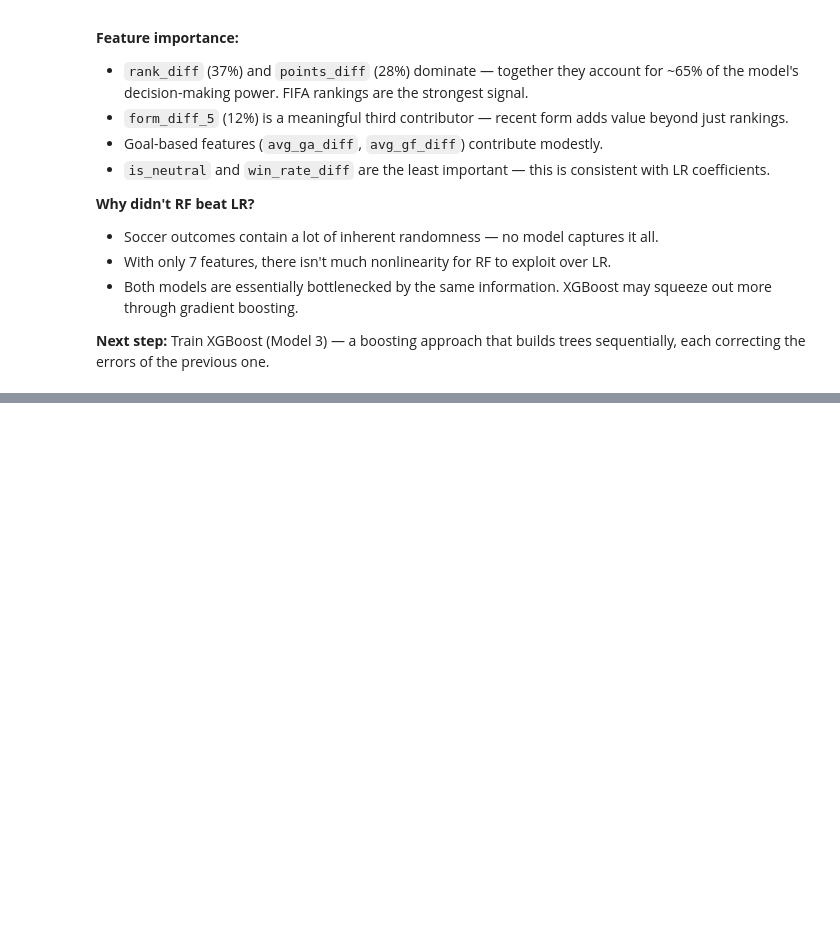
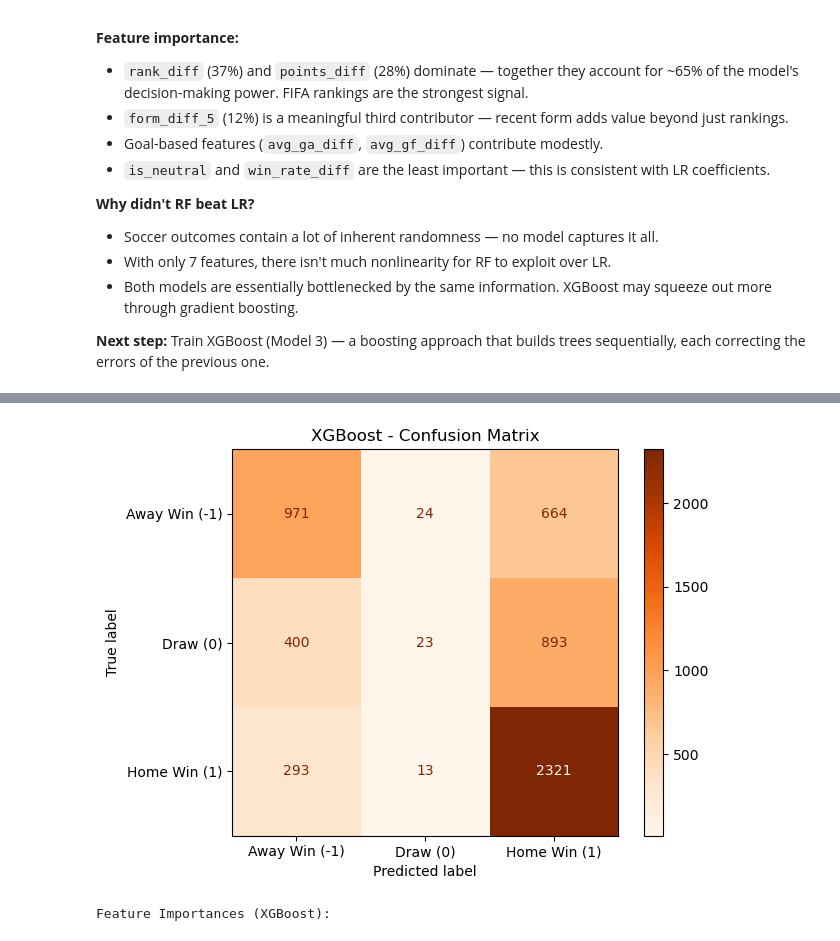
Before and after one commit to Alejandromarchesini12/fifa-worldcup-ml-simulation, a Jupyter notebook: notebooks/Phase3_ML_Models.ipynb, the cells around one changed output, grey strips where cells are left out. Drawn from its saved outputs; the diff is of its cells as text; code cells hidden in the pictures; blank space fills up the shorter version.

Commit message:
Finish last model XGBoost

```diff
--- a/notebooks/Phase3_ML_Models.ipynb
+++ b/notebooks/Phase3_ML_Models.ipynb
@@ -532,0 +549,78 @@ Feature Importances (Random Forest):
+# %%
+from xgboost import XGBClassifier
+
+# XGBoost requires class labels 0,1,2 instead of -1,0,1
+label_map = {-1: 0, 0: 1, 1: 2}
+label_map_inv = {0: -1, 1: 0, 2: 1}
+
+y_train_xgb = y_train.map(label_map)
+y_test_xgb = y_test.map(label_map)
+
+# Train the Model
+xgb_model = XGBClassifier(
+    n_estimators=300,        # Number of trees
+    max_depth=5,            # Max depth of each tree
+    learning_rate=0.05,      # Step size shrinkage
+    eval_metric="mlogloss",  # Multi-class log loss
+    random_state=42,
+    n_jobs=-1
+)
+
+xgb_model.fit(X_train, y_train_xgb)
+print("XGBoost training completed.")
+
+# Evaluate on test set
+y_pred_xgb_mapped = xgb_model.predict(X_test)
+y_proba_xgb = xgb_model.predict_proba(X_test)
+
+# Normalize probabilities to ensure they sum to 1 for log_loss
+y_proba_xgb = y_proba_xgb / y_proba_xgb.sum(axis=1, keepdims=True)
+
+# Remap predictions back to -1, 0, 1 for evaluation
+y_pred_xgb = pd.Series(y_pred_xgb_mapped).map(label_map_inv).values
+
+xgb_accuracy = accuracy_score(y_test, y_pred_xgb)
+xgb_logloss = log_loss(y_test_xgb, y_proba_xgb)
+
+print("=== XGBoost Results ===")
+print(f"Accuracy: {xgb_accuracy:.4f} ({xgb_accuracy*100:.2f}%)")
+print(f"Log Loss: {xgb_logloss:.4f}")
+
+# Comparison so far
+print("\n\n=== Comparison so far ===")
+print(f"Logistic Regression --> Accuracy: {lr_accuracy:.2f}%, Log Loss: {lr_logloss:.4f}")
+print(f"Random Forest       --> Accuracy: {rf_accuracy:.2f}%, Log Loss: {rf_logloss:.4f}")
+print(f"XGBoost             --> Accuracy: {xgb_accuracy:.2f}%, Log Loss: {xgb_logloss:.4f}")
+
+# Confusion matrix for XGBoost
+cm_xgb = confusion_matrix(y_test, y_pred_xgb, labels=[-1, 0, 1])
+disp_xgb = ConfusionMatrixDisplay(confusion_matrix=cm_xgb, display_labels=["Away Win (-1)", "Draw (0)", "Home Win (1)"])
+disp_xgb.plot(cmap="Oranges")
+plt.title("XGBoost - Confusion Matrix")
+plt.tight_layout()
+plt.show()
+
+# Feature importance for XGBoost
+xgb_importance_df = pd.DataFrame({
+    "feature": feature_cols,
+    "importance": xgb_model.feature_importances_
+}).sort_values("importance", ascending=False).reset_index(drop=True)
+
+print("Feature Importances (XGBoost):")
+display(xgb_importance_df.round(4))
+
+# Bar chart for XGBoost feature importance
+xgb_importance_df.plot(
+    kind="barh",
+    x="feature",
+    y="importance",
+    figsize=(8, 4),
+    legend=False,
+    color="coral"
+)
+plt.title("XGBoost - Feature Importance")
+plt.xlabel("Importance Score")
+plt.gca().invert_yaxis()
+plt.tight_layout()
+plt.show()
+# %% [output]
@@ -532,0 +637,2 @@ Feature Importances (Random Forest):
+[figure, added]
+Feature Importances (XGBoost):
```
Also changed, not shown: parts of 3 cells of this notebook.
